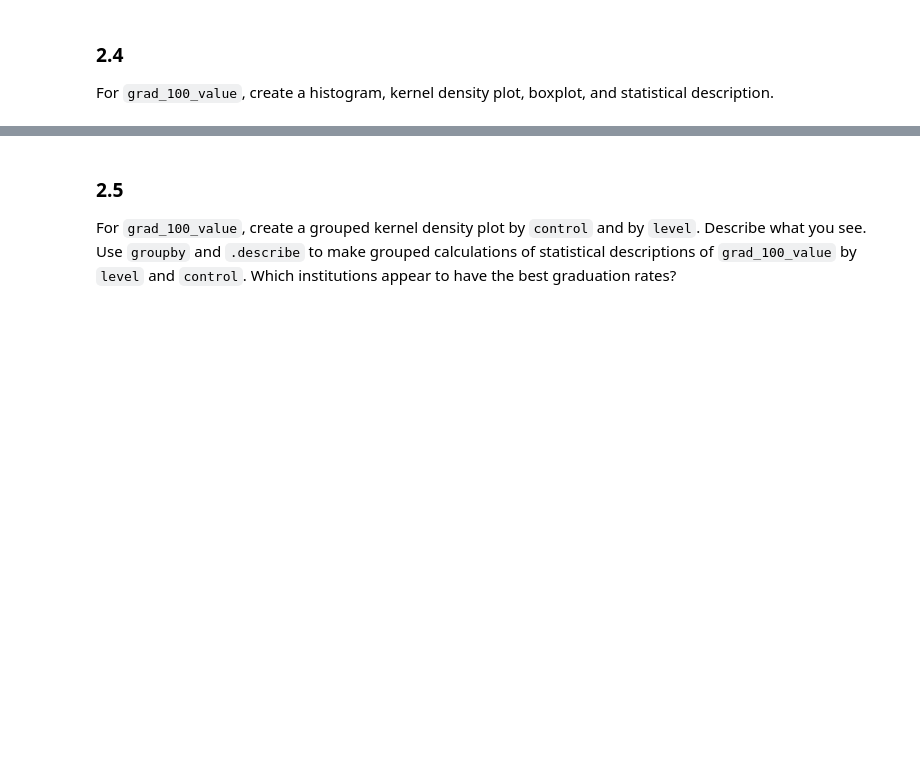
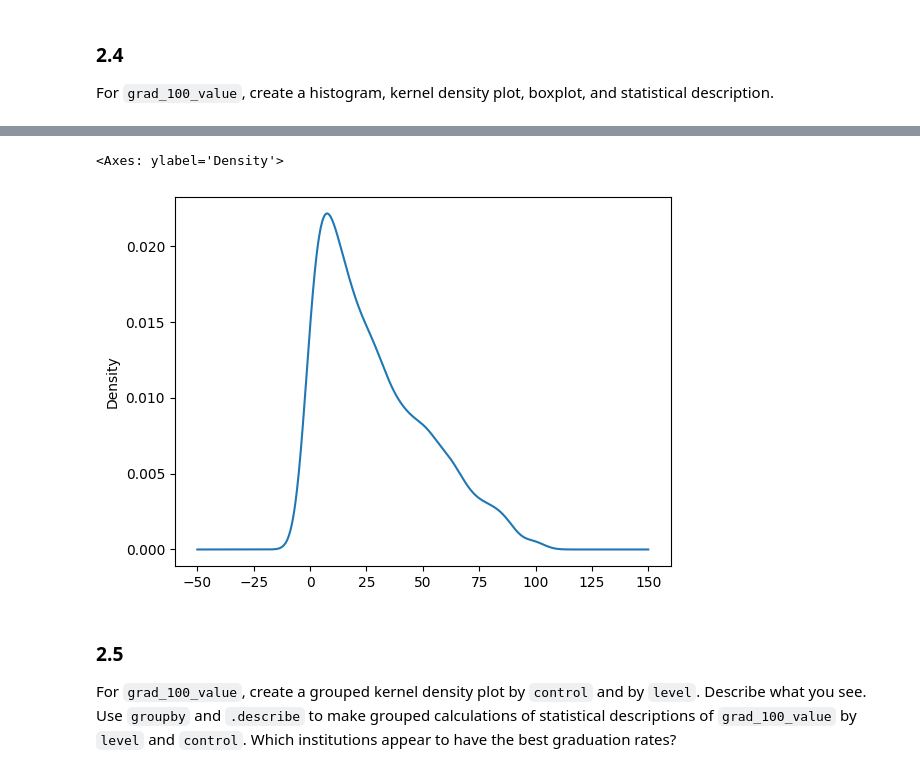
Before and after one commit to emilyzyzhou/visualization_assignment, a Jupyter notebook: assignment.ipynb, the cells around one changed output, grey strips where cells are left out. Cells and saved outputs as stored; diff of their text form; code cells hidden in the pictures; blank space fills up the shorter version.

```diff
--- a/assignment.ipynb
+++ b/assignment.ipynb
@@ -246,3 +269,8 @@ It seems like it's relatively even between the 2 year and 4 year levels for the
+# %%
+college_df["grad_100_value"].plot.density()
+# %% [output]
+<Axes: ylabel='Density'>
+[figure, added]
 # %% [markdown]
 ### 2.5
  For `grad_100_value`, create a grouped kernel density plot by `control` and by `level`. Describe what you see. Use `groupby` and `.describe` to make grouped calculations of statistical descriptions of `grad_100_value` by `level` and `control`. Which institutions appear to have the best graduation rates?
```
Also changed, not shown: parts of 3 cells of this notebook.
